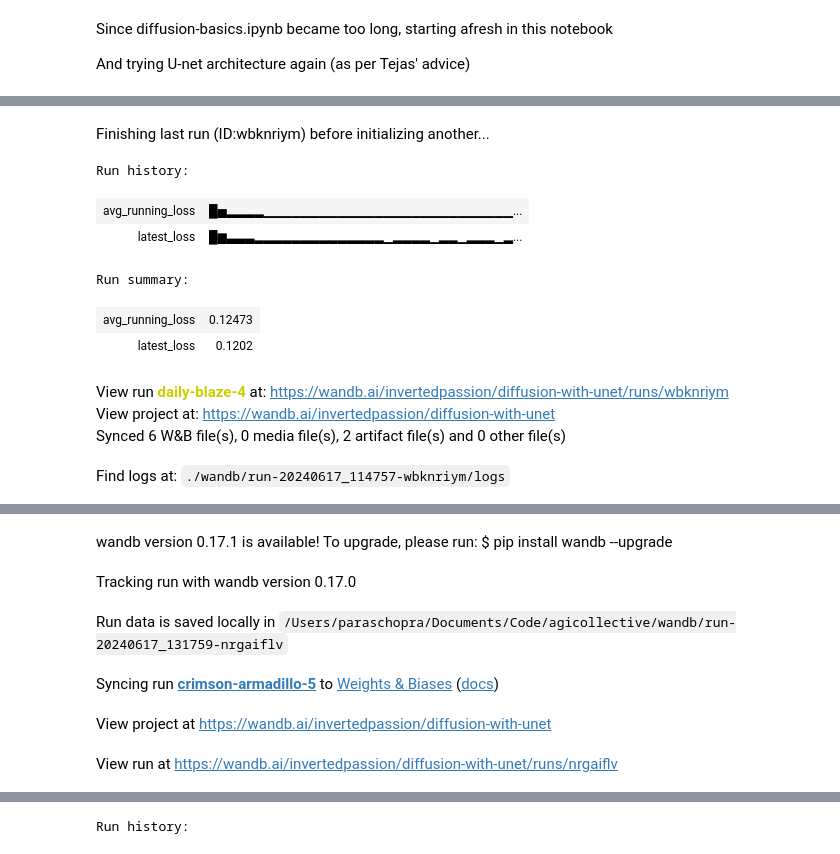
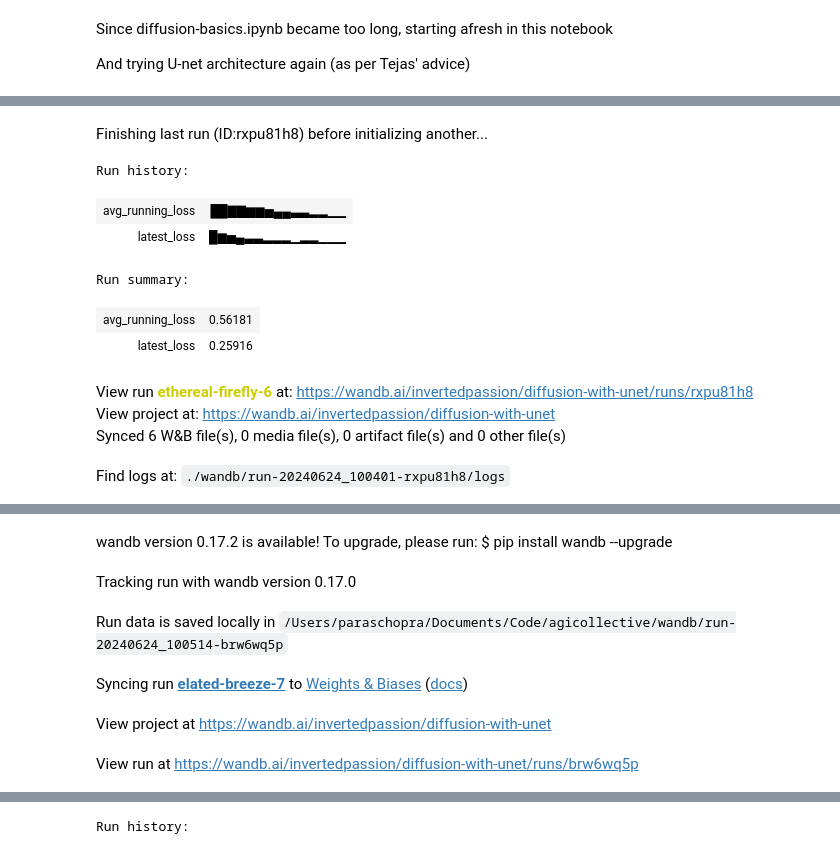
Before and after one commit to paraschopra/AIexperiments, a Jupyter notebook: diffusion-with-unet.ipynb, the cells around one changed output, grey strips where cells are left out. Cells and saved outputs as stored; diff of their text form; code cells hidden in the pictures.

```diff
--- a/diffusion-with-unet.ipynb
+++ b/diffusion-with-unet.ipynb
@@ -211,29 +219,29 @@ tensor([0.0100, 0.0148, 0.0190, 0.0228, 0.0264, 0.0300, 0.0334, 0.0368, 0.0402,
 # %%
-learning_rate = 2e-4
+learning_rate = 3e-4
 epochs=100
 batch_size=128
 
 wandb.init(
     # set the wandb project where this run will be logged
     project="diffusion-with-unet")
 
 config = {
     "learning_rate": learning_rate,
     "epochs": epochs,
     "batch_size": batch_size,
     "num_steps":num_steps,
     "noise_schedule":"linear"
 }
 wandb.config.update(config)
 # %% [output]
-Finishing last run (ID:wbknriym) before initializing another...
+Finishing last run (ID:rxpu81h8) before initializing another...
 Run history:
-| avg_running_loss | █▅▂▂▂▂▁▁▁▁▁▁▁▁▁▁▁▁▁▁▁▁▁▁▁▁▁▁▁▁▁▁▁... |
-| latest_loss | █▆▃▃▃▂▂▂▂▂▂▂▂▂▂▂▂▂▂▁▂▂▂▂▁▂▂▁▂▂▂▁▂... |
+| avg_running_loss | ██▇▇▆▆▅▄▄▃▃▂▂▁▁ |
+| latest_loss | █▆▅▄▃▃▂▂▂▁▂▂▁▁▁ |
 Run summary:
-| avg_running_loss | 0.12473 |
-| latest_loss | 0.1202 |
+| avg_running_loss | 0.56181 |
+| latest_loss | 0.25916 |
-View run daily-blaze-4 at: https://wandb.ai/invertedpassion/diffusion-with-unet/runs/wbknriym
+View run ethereal-firefly-6 at: https://wandb.ai/invertedpassion/diffusion-with-unet/runs/rxpu81h8
 View project at: https://wandb.ai/invertedpassion/diffusion-with-unet
-Synced 6 W&B file(s), 0 media file(s), 2 artifact file(s) and 0 other file(s)
+Synced 6 W&B file(s), 0 media file(s), 0 artifact file(s) and 0 other file(s)
-Find logs at: ./wandb/run-20240617_114757-wbknriym/logs
+Find logs at: ./wandb/run-20240624_100401-rxpu81h8/logs
@@ -241,9 +249,9 @@ Successfully finished last run (ID:wbknriym). Initializing new run:
-wandb version 0.17.1 is available! To upgrade, please run: $ pip install wandb --upgrade
+wandb version 0.17.2 is available! To upgrade, please run: $ pip install wandb --upgrade
 Tracking run with wandb version 0.17.0
-Run data is saved locally in /Users/paraschopra/Documents/Code/agicollective/wandb/run-20240617_131759-nrgaiflv
+Run data is saved locally in /Users/paraschopra/Documents/Code/agicollective/wandb/run-20240624_100514-brw6wq5p
-Syncing run crimson-armadillo-5 to Weights & Biases (docs)
+Syncing run elated-breeze-7 to Weights & Biases (docs)
 View project at https://wandb.ai/invertedpassion/diffusion-with-unet
-View run at https://wandb.ai/invertedpassion/diffusion-with-unet/runs/nrgaiflv
+View run at https://wandb.ai/invertedpassion/diffusion-with-unet/runs/brw6wq5p
 # %%
 class RescaleTransform(object):
     def __init__(self, min_val, max_val):
```
Also changed, not shown: parts of 9 cells of this notebook.
